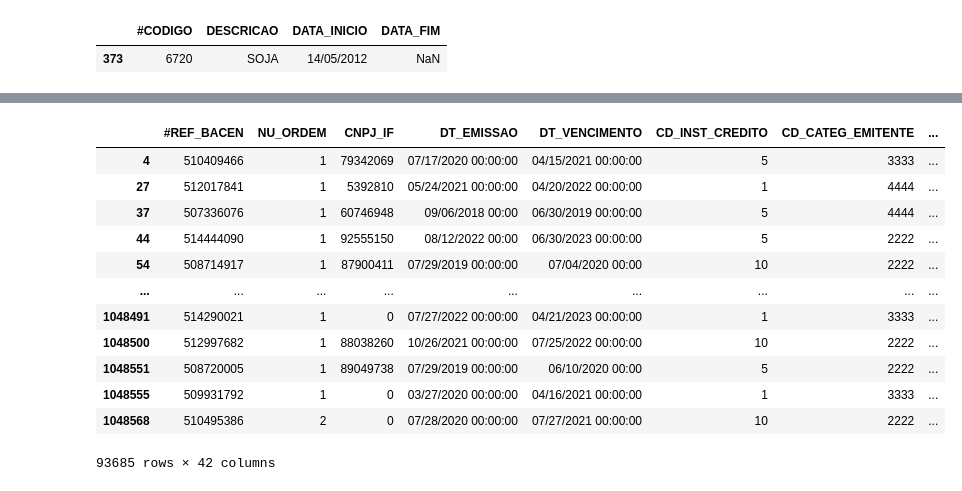
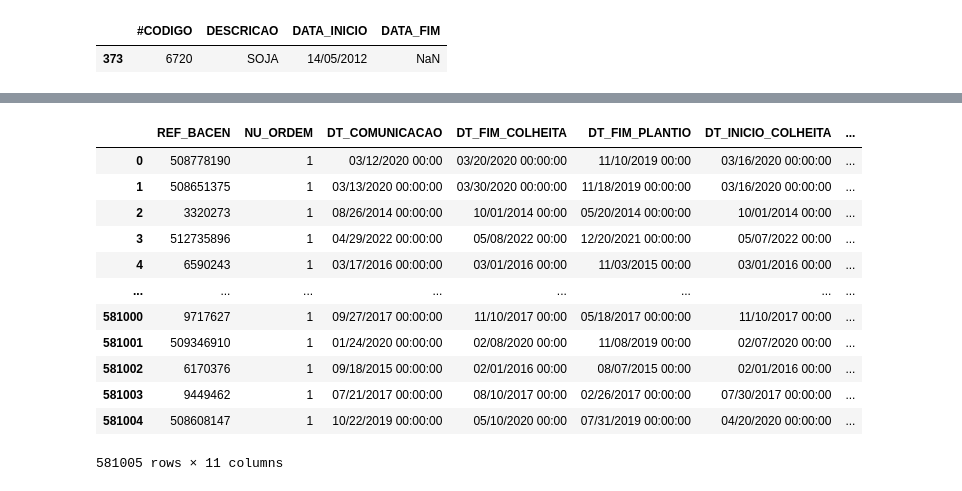
Before and after one commit to PhatomFatec/GeoForesight-back, a Jupyter notebook: src/notebooks/00-ll-firstExploration.ipynb, the cells around one changed output, grey strips where cells are left out. Cells and saved outputs as stored; diff of their text form; code cells hidden in the pictures.

```diff
--- a/src/notebooks/00-ll-firstExploration.ipynb
+++ b/src/notebooks/00-ll-firstExploration.ipynb
@@ -33,18 +96,17 @@ cod_empreendimento
 # %%
-sicor_basico = pd.read_csv(r'C:/Users/leall/OneDrive/Área de Trabalho/02_TABS_BASICAS_OPERACAO_CREDITO_RURAL_PROAGRO_RECURSOS_PUBLICOS_PRIVADOS/SICOR_OPERACAO_BASICA_ESTADO_2018_ATUAL.csv', sep=';', encoding='ISO-8859-1')
-ref_bacen = sicor_basico[sicor_basico['CD_EMPREENDIMENTO'].isin(set(cod_empreendimento['#CODIGO']))]
-ref_bacen
+sicor_cop = pd.read_csv('C:/Users/leall/OneDrive/Área de Trabalho/02_TABS_BASICAS_OPERACAO_CREDITO_RURAL_PROAGRO_RECURSOS_PUBLICOS_PRIVADOS/SICOR_COP_BASICO.csv', sep =";", encoding='ISO-8859-1')
+sicor_cop
 # %% [output]
-|  | #REF_BACEN | NU_ORDEM | CNPJ_IF | DT_EMISSAO | DT_VENCIMENTO | CD_INST_CREDITO | CD_CATEG_EMITENTE | ... |
-| 4 | 510409466 | 1 | 79342069 | 07/17/2020 00:00:00 | 04/15/2021 00:00:00 | 5 | 3333 | ... |
-| 27 | 512017841 | 1 | 5392810 | 05/24/2021 00:00:00 | 04/20/2022 00:00:00 | 1 | 4444 | ... |
-| 37 | 507336076 | 1 | 60746948 | 09/06/2018 00:00 | 06/30/2019 00:00:00 | 5 | 4444 | ... |
-| 44 | 514444090 | 1 | 92555150 | 08/12/2022 00:00 | 06/30/2023 00:00:00 | 5 | 2222 | ... |
-| 54 | 508714917 | 1 | 87900411 | 07/29/2019 00:00:00 | 07/04/2020 00:00 | 10 | 2222 | ... |
-| ... | ... | ... | ... | ... | ... | ... | ... | ... |
-| 1048491 | 514290021 | 1 | 0 | 07/27/2022 00:00:00 | 04/21/2023 00:00:00 | 1 | 3333 | ... |
-| 1048500 | 512997682 | 1 | 88038260 | 10/26/2021 00:00:00 | 07/25/2022 00:00:00 | 10 | 2222 | ... |
-| 1048551 | 508720005 | 1 | 89049738 | 07/29/2019 00:00:00 | 06/10/2020 00:00 | 5 | 2222 | ... |
-| 1048555 | 509931792 | 1 | 0 | 03/27/2020 00:00:00 | 04/16/2021 00:00:00 | 1 | 3333 | ... |
-| 1048568 | 510495386 | 2 | 0 | 07/28/2020 00:00:00 | 07/27/2021 00:00:00 | 10 | 2222 | ... |
+|  | REF_BACEN | NU_ORDEM | DT_COMUNICACAO | DT_FIM_COLHEITA | DT_FIM_PLANTIO | DT_INICIO_COLHEITA | ... |
+| 0 | 508778190 | 1 | 03/12/2020 00:00 | 03/20/2020 00:00:00 | 11/10/2019 00:00 | 03/16/2020 00:00:00 | ... |
+| 1 | 508651375 | 1 | 03/13/2020 00:00:00 | 03/30/2020 00:00:00 | 11/18/2019 00:00:00 | 03/16/2020 00:00:00 | ... |
+| 2 | 3320273 | 1 | 08/26/2014 00:00:00 | 10/01/2014 00:00 | 05/20/2014 00:00:00 | 10/01/2014 00:00 | ... |
+| 3 | 512735896 | 1 | 04/29/2022 00:00:00 | 05/08/2022 00:00 | 12/20/2021 00:00:00 | 05/07/2022 00:00 | ... |
+| 4 | 6590243 | 1 | 03/17/2016 00:00:00 | 03/01/2016 00:00 | 11/03/2015 00:00 | 03/01/2016 00:00 | ... |
+| ... | ... | ... | ... | ... | ... | ... | ... |
+| 581000 | 9717627 | 1 | 09/27/2017 00:00:00 | 11/10/2017 00:00 | 05/18/2017 00:00:00 | 11/10/2017 00:00 | ... |
+| 581001 | 509346910 | 1 | 01/24/2020 00:00:00 | 02/08/2020 00:00 | 11/08/2019 00:00 | 02/07/2020 00:00 | ... |
+| 581002 | 6170376 | 1 | 09/18/2015 00:00:00 | 02/01/2016 00:00 | 08/07/2015 00:00 | 02/01/2016 00:00 | ... |
+| 581003 | 9449462 | 1 | 07/21/2017 00:00:00 | 08/10/2017 00:00 | 02/26/2017 00:00:00 | 07/30/2017 00:00:00 | ... |
+| 581004 | 508608147 | 1 | 10/22/2019 00:00:00 | 05/10/2020 00:00 | 07/31/2019 00:00:00 | 04/20/2020 00:00:00 | ... |
-93685 rows × 42 columns
+581005 rows × 11 columns
```
Also changed, not shown: parts of 7 cells of this notebook.
